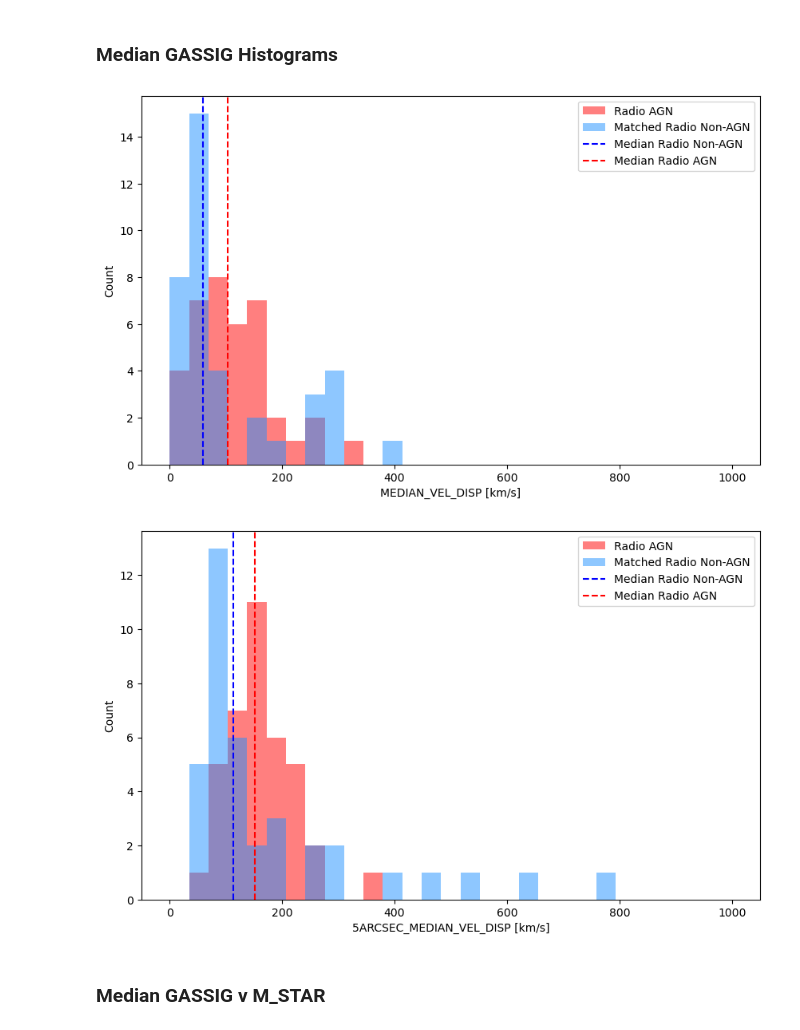
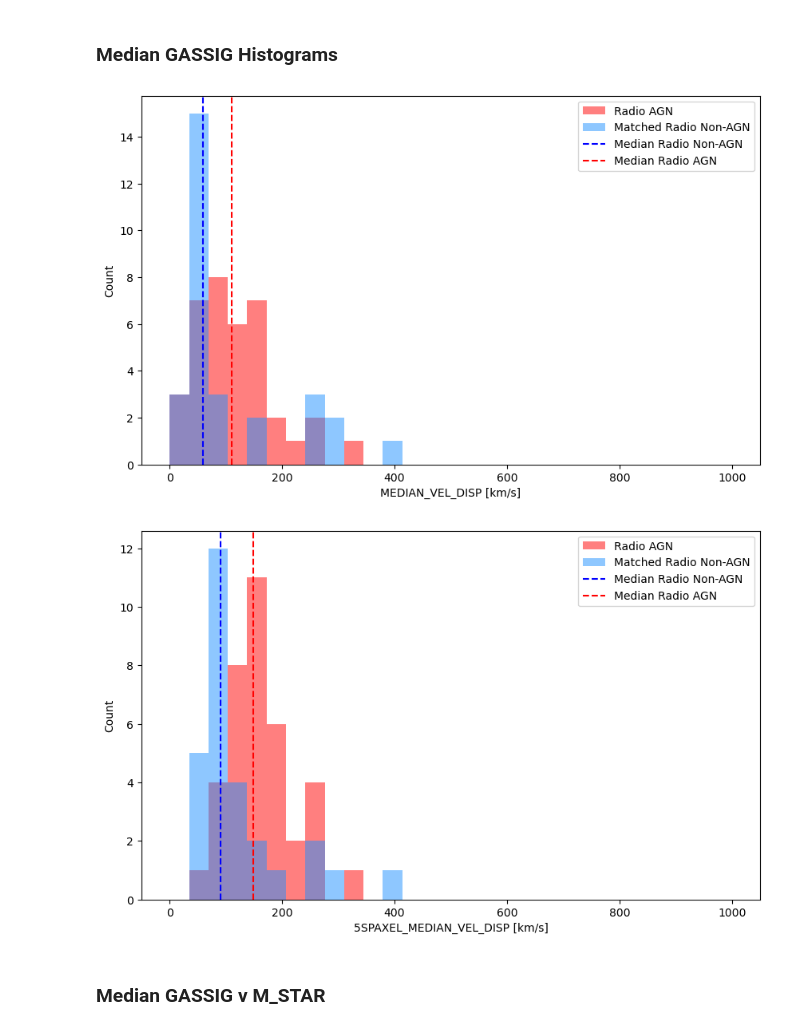
Before and after one commit to mspan4/sami_tools_smc_mspa4681, a Jupyter notebook: Code/AGN_statistics.ipynb, the cells around one changed output. Cells and saved outputs as stored; diff of their text form; code cells hidden in the pictures.

```diff
--- a/Code/AGN_statistics.ipynb
+++ b/Code/AGN_statistics.ipynb
@@ -793,32 +792,32 @@ Number of valid radio Non-AGN: 142
 # %%
 nbins = 30
 bins = np.linspace(0, 1000, nbins)
 plt.figure(figsize=(10,6))
 plt.hist(gassig_statistics_table[np.isin(gassig_statistics_table['CATID'], matched_radioAGN_to_radioNonAGN['Radio_AGN_CATID'])]['MEDIAN_VEL_DISP'],
          color=radioAGN_colour, label = 'Radio AGN', alpha = 0.5, bins=bins)
 plt.hist(gassig_statistics_table[np.isin(gassig_statistics_table['CATID'], matched_radioAGN_to_radioNonAGN['Radio_NonAGN_CATID'])]['MEDIAN_VEL_DISP'],
          color=radioNonAGN_colour, label = 'Matched Radio Non-AGN', alpha = 0.5, bins=bins)
 plt.axvline(np.nanmedian(gassig_statistics_table[np.isin(gassig_statistics_table['CATID'], matched_radioAGN_to_radioNonAGN['Radio_NonAGN_CATID'])]['MEDIAN_VEL_DISP']), color=nonradioAGN_colour, linestyle='--', label='Median Radio Non-AGN')
 plt.axvline(np.nanmedian(gassig_statistics_table[np.isin(gassig_statistics_table['CATID'], matched_radioAGN_to_radioNonAGN['Radio_AGN_CATID'])]['MEDIAN_VEL_DISP']), color=radioAGN_colour, linestyle='--', label='Median Radio AGN')
 plt.ylabel('Count')
 plt.xlabel('MEDIAN_VEL_DISP [km/s]')
 plt.legend()
 plt.show()
 
 plt.figure(figsize=(10,6))
-plt.hist(gassig_statistics_table[np.isin(gassig_statistics_table['CATID'], matched_radioAGN_to_radioNonAGN['Radio_AGN_CATID'])]['5ARCSEC_MEDIAN_VEL_DISP'],
+plt.hist(gassig_statistics_table[np.isin(gassig_statistics_table['CATID'], matched_radioAGN_to_radioNonAGN['Radio_AGN_CATID'])]['5SPAXEL_MEDIAN_VEL_DISP'],
          color=radioAGN_colour, label = 'Radio AGN', alpha = 0.5, bins=bins)
-plt.hist(gassig_statistics_table[np.isin(gassig_statistics_table['CATID'], matched_radioAGN_to_radioNonAGN['Radio_NonAGN_CATID'])]['5ARCSEC_MEDIAN_VEL_DISP'],
+plt.hist(gassig_statistics_table[np.isin(gassig_statistics_table['CATID'], matched_radioAGN_to_radioNonAGN['Radio_NonAGN_CATID'])]['5SPAXEL_MEDIAN_VEL_DISP'],
          color=radioNonAGN_colour, label = 'Matched Radio Non-AGN', alpha = 0.5, bins=bins)
-plt.axvline(np.nanmedian(gassig_statistics_table[np.isin(gassig_statistics_table['CATID'], matched_radioAGN_to_radioNonAGN['Radio_NonAGN_CATID'])]['5ARCSEC_MEDIAN_VEL_DISP']), color=nonradioAGN_colour, linestyle='--', label='Median Radio Non-AGN')
-plt.axvline(np.nanmedian(gassig_statistics_table[np.isin(gassig_statistics_table['CATID'], matched_radioAGN_to_radioNonAGN['Radio_AGN_CATID'])]['5ARCSEC_MEDIAN_VEL_DISP']), color=radioAGN_colour, linestyle='--', label='Median Radio AGN')
+plt.axvline(np.nanmedian(gassig_statistics_table[np.isin(gassig_statistics_table['CATID'], matched_radioAGN_to_radioNonAGN['Radio_NonAGN_CATID'])]['5SPAXEL_MEDIAN_VEL_DISP']), color=nonradioAGN_colour, linestyle='--', label='Median Radio Non-AGN')
+plt.axvline(np.nanmedian(gassig_statistics_table[np.isin(gassig_statistics_table['CATID'], matched_radioAGN_to_radioNonAGN['Radio_AGN_CATID'])]['5SPAXEL_MEDIAN_VEL_DISP']), color=radioAGN_colour, linestyle='--', label='Median Radio AGN')
 plt.ylabel('Count')
-plt.xlabel('5ARCSEC_MEDIAN_VEL_DISP [km/s]')
+plt.xlabel('5SPAXEL_MEDIAN_VEL_DISP [km/s]')
 plt.legend()
 plt.show()
 # %% [output]
-[figure, old version]
+[figure, new version]
-[figure, old version]
+[figure, new version]
 # %% [markdown]
 ### Median GASSIG v M_STAR
 # %%
```
Also changed, not shown: parts of 13 cells of this notebook.
